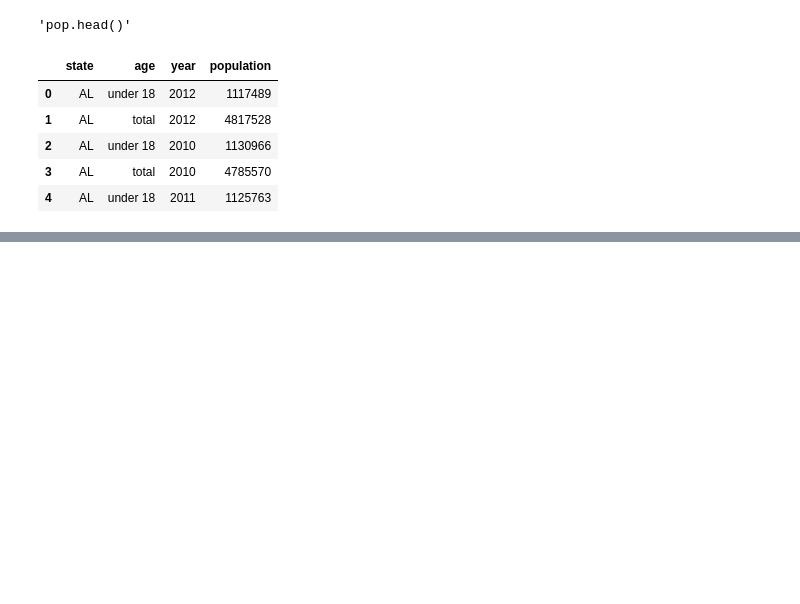
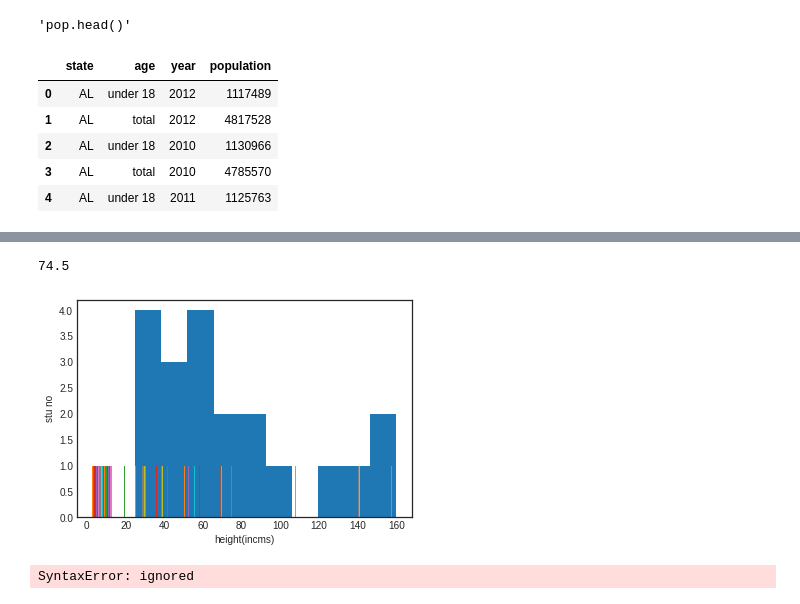
Before and after one commit to yakshithav/internship, a Jupyter notebook: pan1.ipynb, the cells around one changed output, grey strips where cells are left out. Saved outputs shown, nothing was run; the diff lists cells and outputs as text; code cells hidden in the pictures; blank space fills up the shorter version.

```diff
--- a/pan1.ipynb
+++ b/pan1.ipynb
@@ -1080,3 +1080,8 @@ pop.head()
 | 2 | AL | under 18 | 2010 | 1130966 |
 | 3 | AL | total | 2010 | 4785570 |
 | 4 | AL | under 18 | 2011 | 1125763 |
+# %%
+import pandas as pd
+data=pd.read_csv('a1.csv')
+display('data.head()')
+data.head()
@@ -1082,0 +1116,26 @@ pop.head()
+# %%
+data['height(incms)'].mean()
+# %% [output]
+74.5
+# %%
+%matplotlib inline
+import numpy as np
+import matplotlib.pyplot as plt
+plt.style.use('seaborn-white')
+plt.hist(data['height(incms)'])
+plt.ylabel('stu no')
+plt.xlabel('height(incms)')
+
+
+plt.hist(data);
+# %% [output]
+[figure, added]
+# %%
+%matplotlib inline
+import numpy as np
+import matplotlib.pyplot as plt
+plt.style.use('seaborn-white')
+
+plt.hist(data['height(incms)']
+# %% [output]
+SyntaxError: ignored
```
Also changed, not shown: parts of 3 cells of this notebook.
